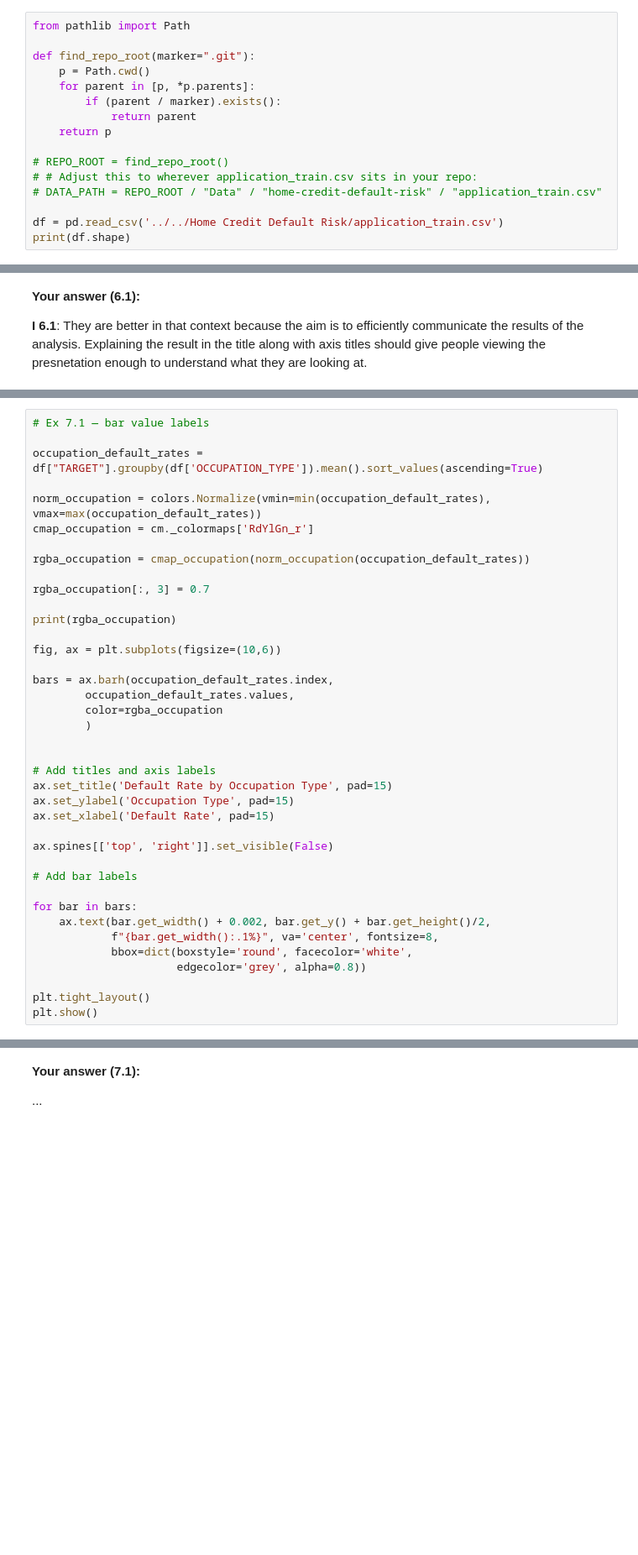
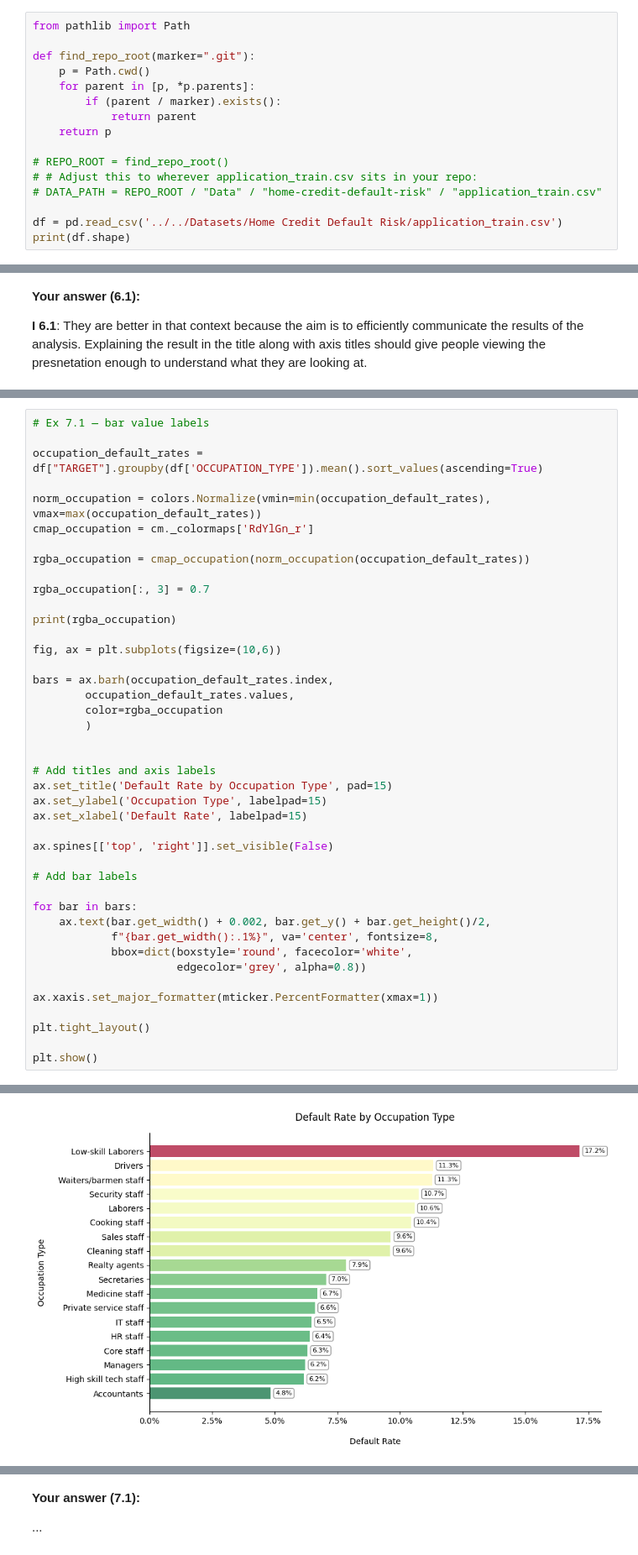
Before and after one commit to smallchuch/CreditRiskLearning, a Jupyter notebook: Learning Journey/1.5 Matplotlib + Seaborn/matplotlib_seaborn_practice_home_credit.ipynb, the cells around one changed output, grey strips where cells are left out. Shown at 84% size. Drawn from its saved outputs; the diff is of its cells as text; blank space fills up the shorter version.

```diff
--- a/Learning Journey/1.5 Matplotlib + Seaborn/matplotlib_seaborn_practice_home_credit.ipynb
+++ b/Learning Journey/1.5 Matplotlib + Seaborn/matplotlib_seaborn_practice_home_credit.ipynb
@@ -46,7 +46,7 @@ def find_repo_root(marker=".git"):
 # # Adjust this to wherever application_train.csv sits in your repo:
 # DATA_PATH = REPO_ROOT / "Data" / "home-credit-default-risk" / "application_train.csv"
 
-df = pd.read_csv('../../Home Credit Default Risk/application_train.csv')
+df = pd.read_csv('../../Datasets/Home Credit Default Risk/application_train.csv')
 print(df.shape)
 # %% [output]
 (307511, 122)
@@ -1167,8 +1167,8 @@ bars = ax.barh(occupation_default_rates.index,
 
 # Add titles and axis labels
 ax.set_title('Default Rate by Occupation Type', pad=15)
-ax.set_ylabel('Occupation Type', pad=15)
-ax.set_xlabel('Default Rate', pad=15)
+ax.set_ylabel('Occupation Type', labelpad=15)
+ax.set_xlabel('Default Rate', labelpad=15)
 
 ax.spines[['top', 'right']].set_visible(False)
 
@@ -1180,6 +1180,9 @@ for bar in bars:
             bbox=dict(boxstyle='round', facecolor='white',
                       edgecolor='grey', alpha=0.8))
 
+ax.xaxis.set_major_formatter(mticker.PercentFormatter(xmax=1))
+
 plt.tight_layout()
+
 plt.show()
 # %% [output]
@@ -1187,3 +1207,4 @@ SyntaxError: expected argument value expression (1870117924.py, line 33)
+[figure, added]
 # %%
 # Ex 7.2 — annotate the sentinel
 
```
Also changed, not shown: parts of 7 cells of this notebook, 13 other files.
